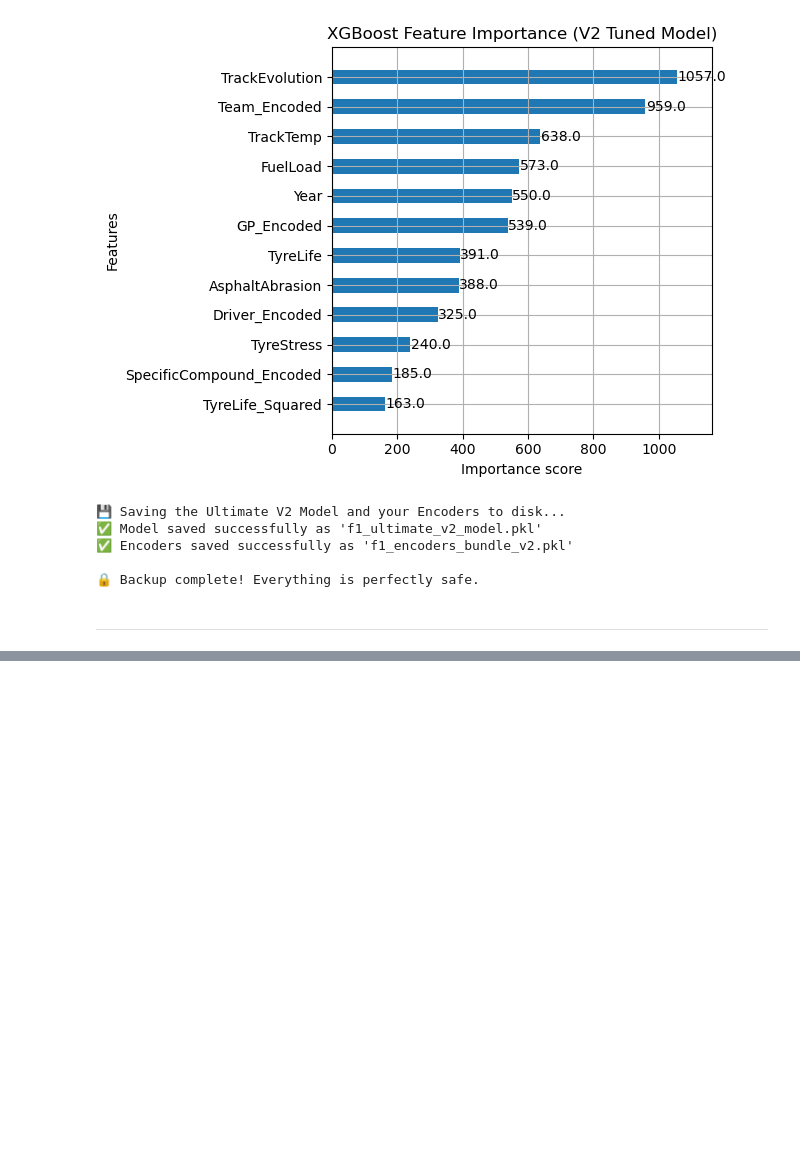
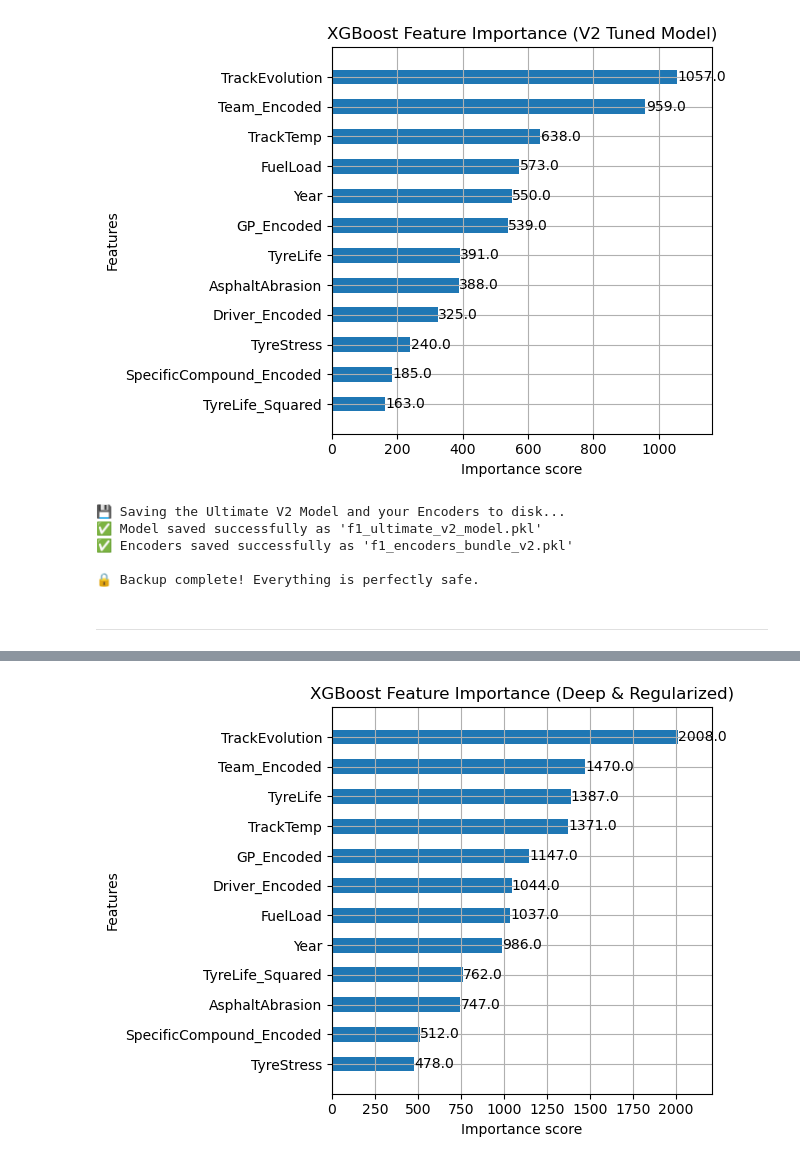
Before and after one commit to luk3luca/F1_Race_Strategy, a Jupyter notebook: race_strategy_optimizer_v2.ipynb, the cells around one changed output, grey strips where cells are left out. Saved outputs shown, nothing was run; the diff lists cells and outputs as text; code cells hidden in the pictures; blank space fills up the shorter version.

Commit message:
v2 augmented

```diff
--- a/race_strategy_optimizer_v2.ipynb
+++ b/race_strategy_optimizer_v2.ipynb
@@ -1031,0 +1362,94 @@ print("="*50)
+# %%
+import numpy as np
+import pandas as pd
+import xgboost as xgb
+from sklearn.metrics import mean_absolute_error, mean_squared_error
+import matplotlib.pyplot as plt
+
+
+print("🧬 INITIATING PHYSICS-BASED DATA AUGMENTATION...")
+
+# 1. Sample 1500 random rows from our existing training set
+n_synthetic = 1500
+synthetic_X = X_train.sample(n=n_synthetic, replace=True, random_state=42).copy()
+synthetic_y = y_train.loc[synthetic_X.index].copy()
+
+# 2. Define the true physical limits of Pirelli compounds
+# Assuming your encoder mapped C1->1 (Hardest) up to C6->6 (Softest)
+# Format: {Compound: (Cliff_Lap_Start, Drop_Off_Penalty_Per_Lap, Max_Lap)}
+pirelli_limits = {
+    6: (15, 0.6, 25), # C6: Melts very fast
+    5: (20, 0.5, 35), # C5: Very soft
+    4: (30, 0.4, 45), # C4: Soft-ish
+    3: (40, 0.3, 55), # C3: Medium-ish
+    2: (50, 0.2, 60), # C2: Hard-ish
+    1: (52, 0.2, 65)  # C1: Rock solid
+}
+
+# 3. Inject the "Cliff" dynamically based on the specific compound
+for compound, (cliff_start, penalty, max_lap) in pirelli_limits.items():
+    mask = synthetic_X['SpecificCompound_Encoded'] == compound
+    if mask.sum() > 0:
+        # Force the TyreLife to be deep into the "dead zone"
+        synthetic_X.loc[mask, 'TyreLife'] = np.random.randint(cliff_start + 3, max_lap, size=mask.sum())
+
+        # Calculate the massive time penalty mathematically
+        laps_over_limit = synthetic_X.loc[mask, 'TyreLife'] - cliff_start
+        base_penalty = 2.5 # Minimum 2.5 seconds lost just for being over the cliff
+        synthetic_y.loc[mask] = base_penalty + (laps_over_limit * penalty)
+
+# 4. Update the physics variables
+synthetic_X['TyreLife_Squared'] = synthetic_X['TyreLife'] ** 2
+synthetic_X['FreshTyre'] = 0
+
+# 5. Concatenate synthetic data with the real training data
+X_train_aug = pd.concat([X_train, synthetic_X])
+y_train_aug = pd.concat([y_train, synthetic_y])
+
+print(f"✅ Successfully injected {n_synthetic} synthetic 'dead tyre' laps based on pure Pirelli physics!")
+print(f"Old Training Size: {len(X_train)} | New Augmented Size: {len(X_train_aug)}")
+
+# ==========================================
+# 🚀 RETRAIN THE MODEL ON AUGMENTED DATA
+# ==========================================
+print("\n🧠 Retraining Deep Regularized Model with Augmented Reality...")
+
+# We use the exact optimal parameters from our Deep search
+best_aug_params = {
+    'subsample': 0.4,
+    'reg_lambda': 1.0,
+    'reg_alpha': 0.1,
+    'n_estimators': 1000,
+    'min_child_weight': 20,
+    'max_depth': 4,
+    'learning_rate': 0.005,
+    'gamma': 1.0,
+    'colsample_bytree': 0.4,
+    'random_state': 42,
+    'objective': 'reg:squarederror',
+    'n_jobs': -1
+}
+
+augmented_v2_model = xgb.XGBRegressor(**best_aug_params)
+augmented_v2_model.fit(X_train_aug, y_train_aug)
+
+
+print("\n🎯 Validation (Blind Test 2025)...")
+y_pred_augmented = augmented_v2_model.predict(X_test)
+
+mae_augmented = mean_absolute_error(y_test, y_pred_augmented)
+rmse_augmented = np.sqrt(mean_squared_error(y_test, y_pred_augmented))
+
+print("-" * 30)
+print(f"📊 Deep/Regularized Model Performance:")
+print(f"Mean Absolute Error (MAE): {mae_augmented:.4f} seconds")
+print(f"Root Mean Squared Error (RMSE): {rmse_augmented:.4f} seconds")
+print("-" * 30)
+
+# 7. Plot the New Feature Importance
+plt.figure(figsize=(10, 6))
+xgb.plot_importance(augmented_v2_model, importance_type='weight', max_num_features=12, height=0.5)
+plt.title("XGBoost Feature Importance (Deep & Regularized)")
+plt.tight_layout()
+plt.show()
+# %% [output]
@@ -1031,0 +1469 @@ print("="*50)
+[figure, added]
```
Also changed, not shown: parts of 27 cells of this notebook, 2 other files.
